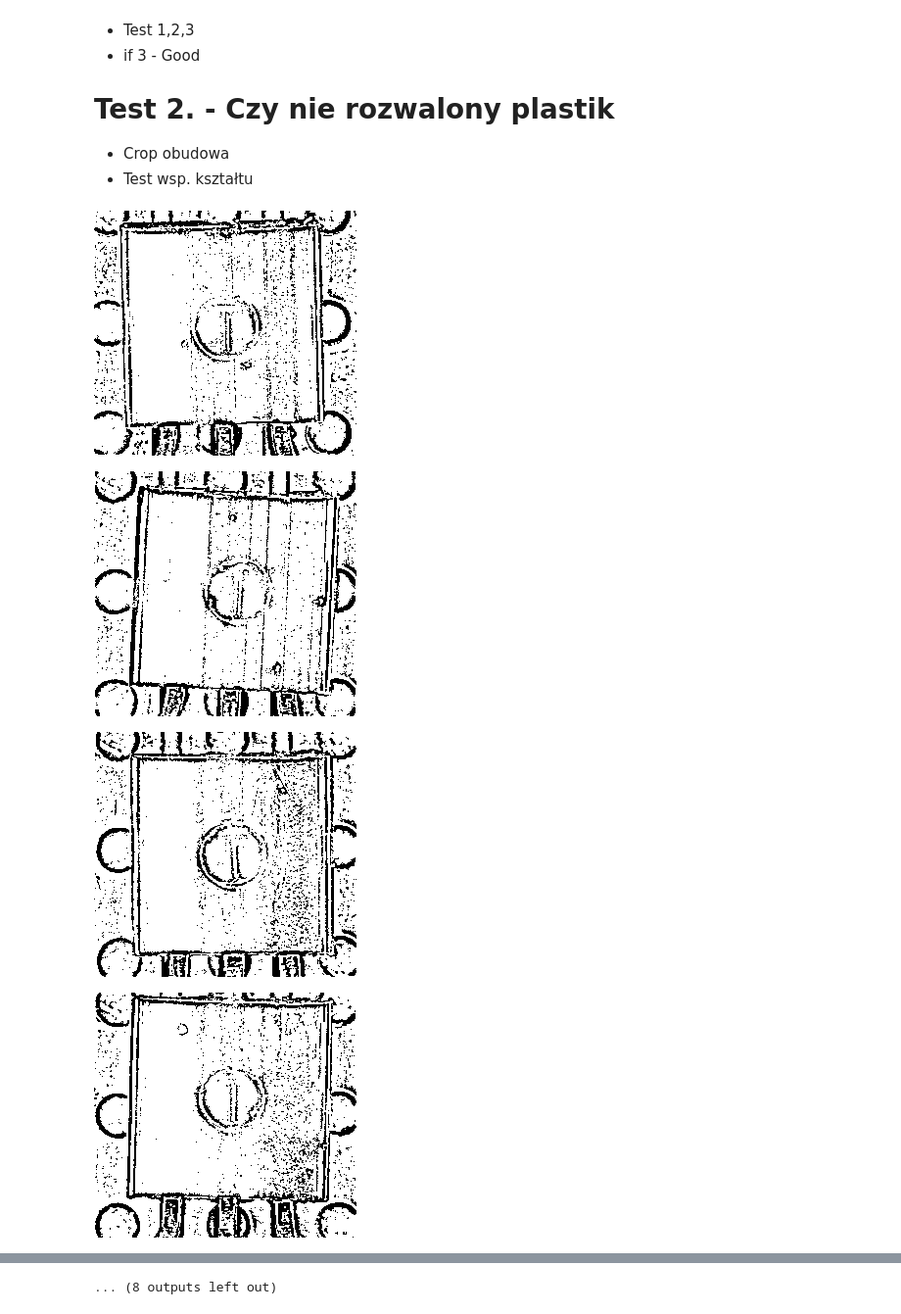
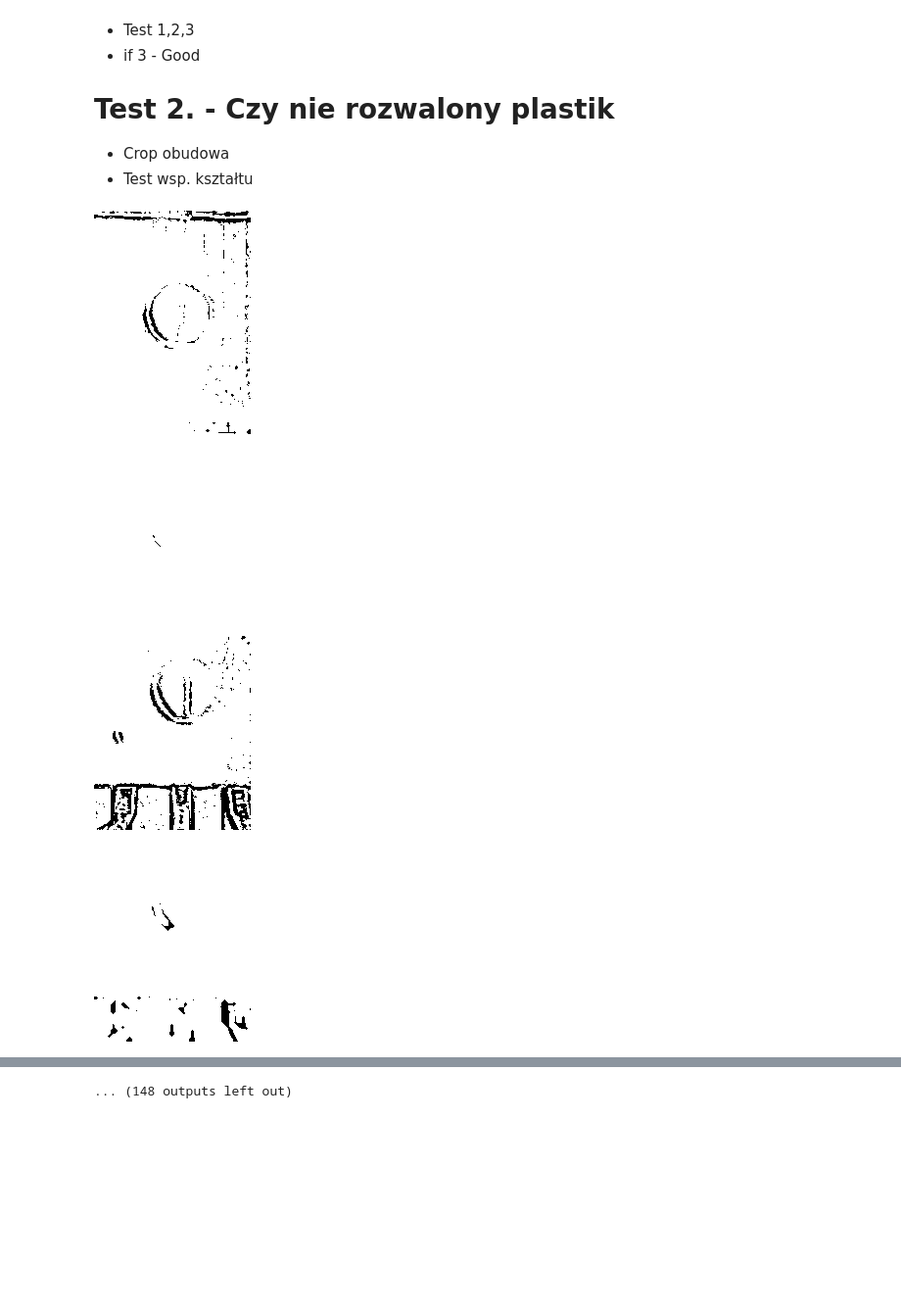
Before and after one commit to BartekFranczak/CPO---MEL, a Jupyter notebook: cpo_lab5_HoG.ipynb, the cells around one changed output, grey strips where cells are left out. Shown at 98% size. Cells and saved outputs as stored; diff of their text form; code cells hidden in the pictures; blank space fills up the shorter version.

```diff
--- a/cpo_lab5_HoG.ipynb
+++ b/cpo_lab5_HoG.ipynb
@@ -286,22 +286,32 @@ def get_treshold(im):
 
   return T
 # %%
-test_images = [cv2.imread(path, cv2.IMREAD_GRAYSCALE) for path in testImg]
+test_images = [cv2.imread(path, cv2.IMREAD_GRAYSCALE) for path in trainImg]
 
-crop_base = crop_frame(test_images,80,330,122,390)
+test_images = [cv2.medianBlur(img,3) for img in test_images]
+crop_base = crop_frame(test_images,100,300,175,335)
 crop_hole_1 = crop_frame(test_images,390,460,110,180)
 crop_hole_2 = crop_frame(test_images,390,460,220,290)
 crop_hole_3 = crop_frame(test_images,390,460,330,410)
 
 b_crop_base = [cv2.adaptiveThreshold(np.array(img), 255,cv2.ADAPTIVE_THRESH_GAUSSIAN_C, cv2.THRESH_BINARY, 11, 2) for img in crop_base]
 b_crop_hole_1 = [cv2.adaptiveThreshold(np.array(img), 255,cv2.ADAPTIVE_THRESH_GAUSSIAN_C, cv2.THRESH_BINARY, 11, 2) for img in crop_hole_1]
 b_crop_hole_2 = [cv2.adaptiveThreshold(np.array(img), 255,cv2.ADAPTIVE_THRESH_GAUSSIAN_C, cv2.THRESH_BINARY, 11, 2) for img in crop_hole_2]
 b_crop_hole_3 = [cv2.adaptiveThreshold(np.array(img), 255,cv2.ADAPTIVE_THRESH_GAUSSIAN_C, cv2.THRESH_BINARY, 11, 2) for img in crop_hole_3]
 
 for im in b_crop_base:
+  im2 =im.copy()
+  kernel1 = cv2.getStructuringElement(cv2.MORPH_CROSS,(3,3))
+  kernel2 = cv2.getStructuringElement(cv2.MORPH_RECT,(3,3))
+
+  im = cv2.dilate(im,kernel1,iterations = 2)
+  im = cv2.erode(im,kernel1,iterations = 4)
+  im = cv2.dilate(im,kernel2,iterations = 2)
+
+  cv2_imshow(im2)
   cv2_imshow(im)
 # %% [output]
-[figure, old version]
+[figure, new version]
-[figure, old version]
+[figure, new version]
-[figure, old version]
+[figure, new version]
-[figure, old version]
+[figure, new version]
@@ -316 +326 @@ for im in b_crop_base:
-... (8 outputs left out)
+... (148 outputs left out)
```
Also changed, not shown: parts of 3 cells of this notebook.
